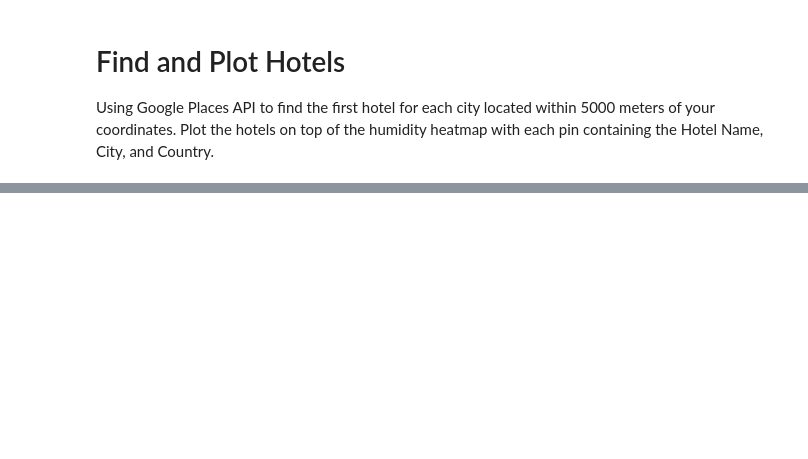
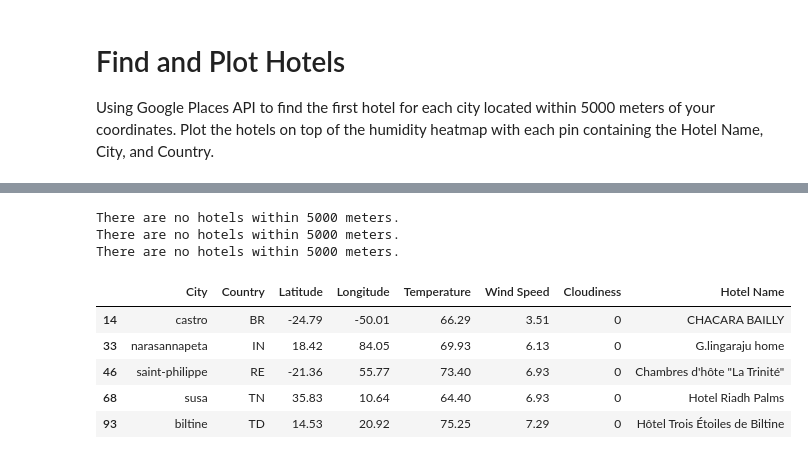
Before and after one commit to tiffburns/SMU_Assignments, a Jupyter notebook: 06-Python-APIs/Submission/VacationPy/VacationPy.ipynb, the cells around one changed output, grey strips where cells are left out. Cells and saved outputs as stored; diff of their text form; code cells hidden in the pictures; blank space fills up the shorter version.

```diff
--- a/06-Python-APIs/Submission/VacationPy/VacationPy.ipynb
+++ b/06-Python-APIs/Submission/VacationPy/VacationPy.ipynb
@@ -130 +96,27 @@ clean_city_hotel_df.head()
+# %%
+hotel_url = "https://maps.googleapis.com/maps/api/place/nearbysearch/json"
+params = {"radius": 5000, "types": "lodging", "key": g_key}
+
+# use iterrows to iterate through pandas dataframe
+for index, row in hotel_df.iterrows():
+    params["location"]=f"{row['Latitude']},{row['Longitude']}"
+    response = requests.get(hotel_url, params=params).json()
+    try:
+        hotel_name = response['results'][0]['name']
+        #Add hotel name to DF
+        hotel_df.loc[index,"Hotel Name"]=hotel_name
+    except:
+        print("There are no hotels within 5000 meters.")
+
+hotel_df.head()
+# %% [output]
+There are no hotels within 5000 meters.
+There are no hotels within 5000 meters.
+There are no hotels within 5000 meters.
+|  | City | Country | Latitude | Longitude | Temperature | Wind Speed | Cloudiness | Hotel Name |
+| 14 | castro | BR | -24.79 | -50.01 | 66.29 | 3.51 | 0 | CHACARA BAILLY |
+| 33 | narasannapeta | IN | 18.42 | 84.05 | 69.93 | 6.13 | 0 | G.lingaraju home |
+| 46 | saint-philippe | RE | -21.36 | 55.77 | 73.40 | 6.93 | 0 | Chambres d'hôte "La Trinité" |
+| 68 | susa | TN | 35.83 | 10.64 | 64.40 | 6.93 | 0 | Hotel Riadh Palms |
+| 93 | biltine | TD | 14.53 | 20.92 | 75.25 | 7.29 | 0 | Hôtel Trois Étoiles de Biltine |
 # %%
```
Also changed, not shown: parts of 9 cells of this notebook, 5 other files.
